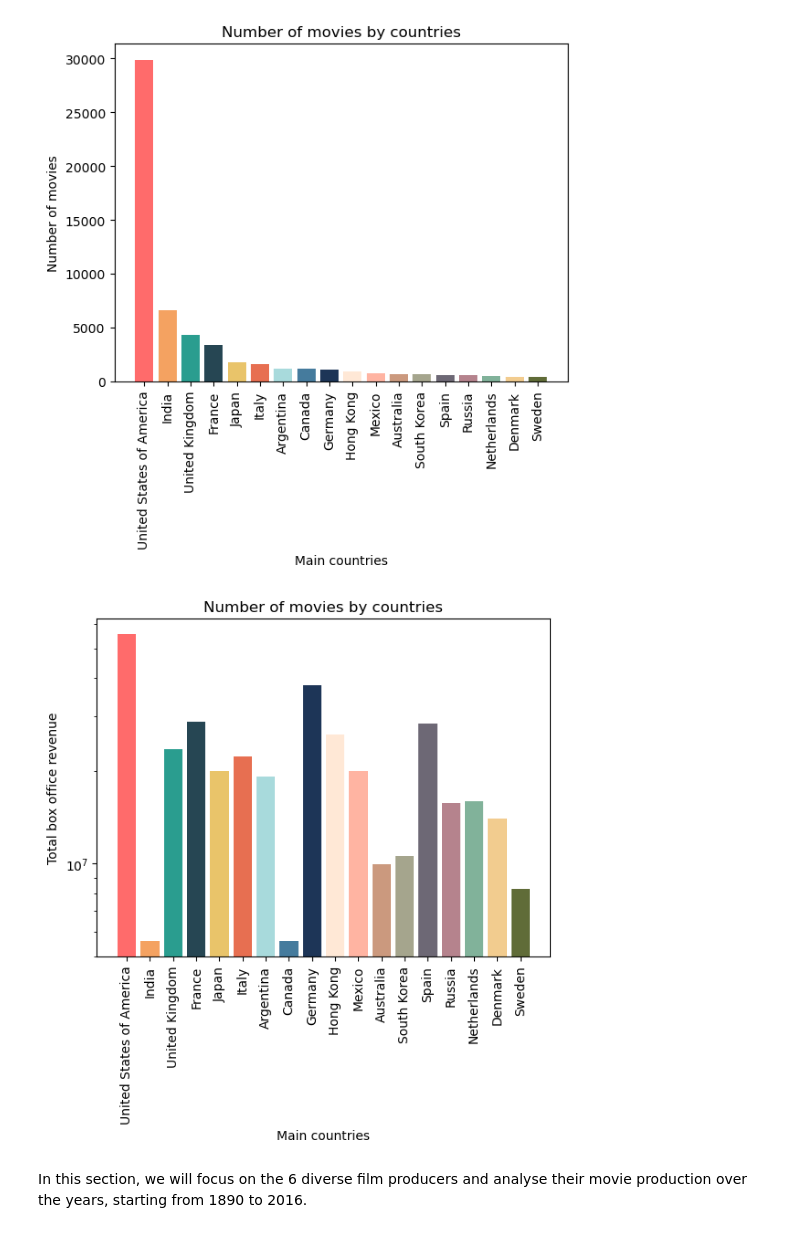
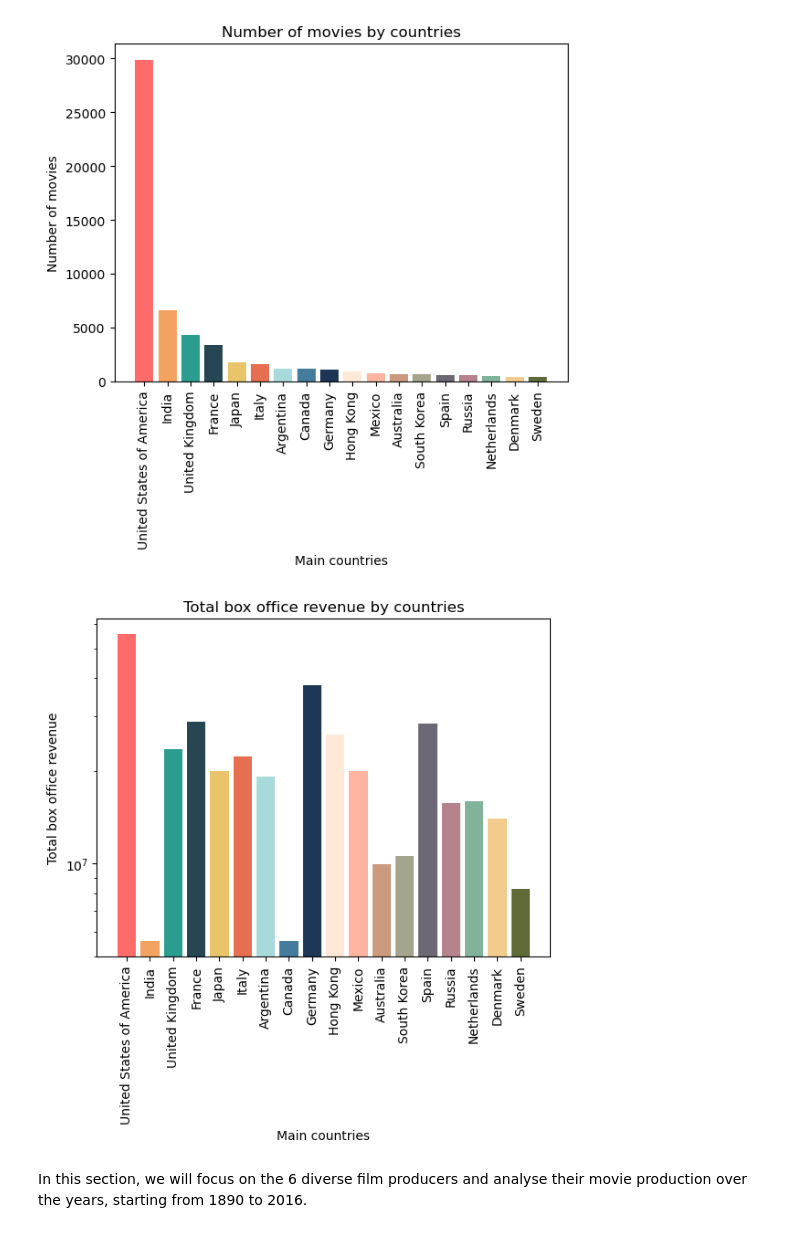
Before and after one commit to epfl-ada/ada-2024-project-4bigbrains, a Jupyter notebook: results.ipynb, the cells around one changed output. Cells and saved outputs as stored; diff of their text form; code cells hidden in the pictures.

```diff
--- a/results.ipynb
+++ b/results.ipynb
@@ -231,20 +231,20 @@ plt.show()
 # %%
 countries_revenues = df_date_revenue_clean.groupby(['Movie country'])['Movie box office revenue'].mean()
 countries_revenues['Germany'] = (countries_revenues['Germany'] + countries_revenues['West Germany'])/2
 countries_revenues = countries_revenues.drop('West Germany')
 countries_revenues = countries_revenues[countries_names]
 
 
 
 plt.bar(countries_names, countries_revenues, color = colors)
 plt.yscale('log')
 plt.xticks(rotation=90)
 plt.xlabel('Main countries')
 plt.ylabel('Total box office revenue')
-plt.title('Number of movies by countries')
+plt.title('Total box office revenue by countries')
 plt.show()
 # %% [output]
-[figure, old version]
+[figure, new version]
 # %% [markdown]
 In this section, we will focus on the 6 diverse film producers and analyse their movie production over the years, starting from 1890 to 2016.
 # %%
```
Also changed, not shown: parts of 25 cells of this notebook.
